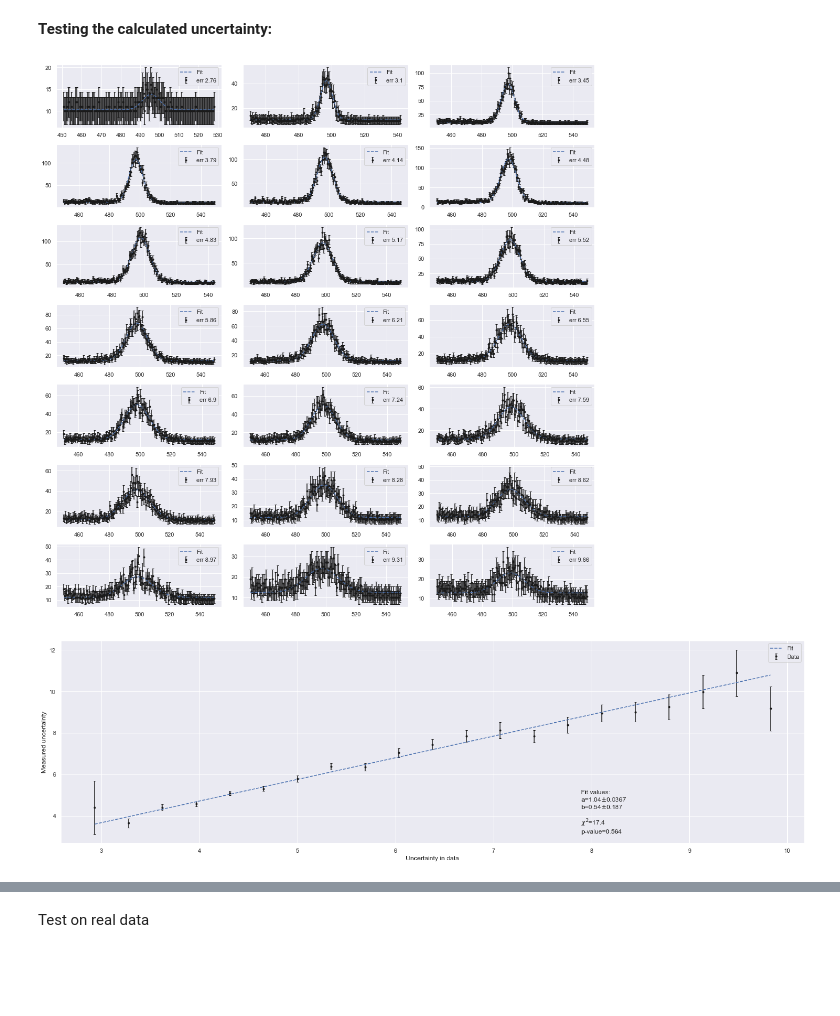
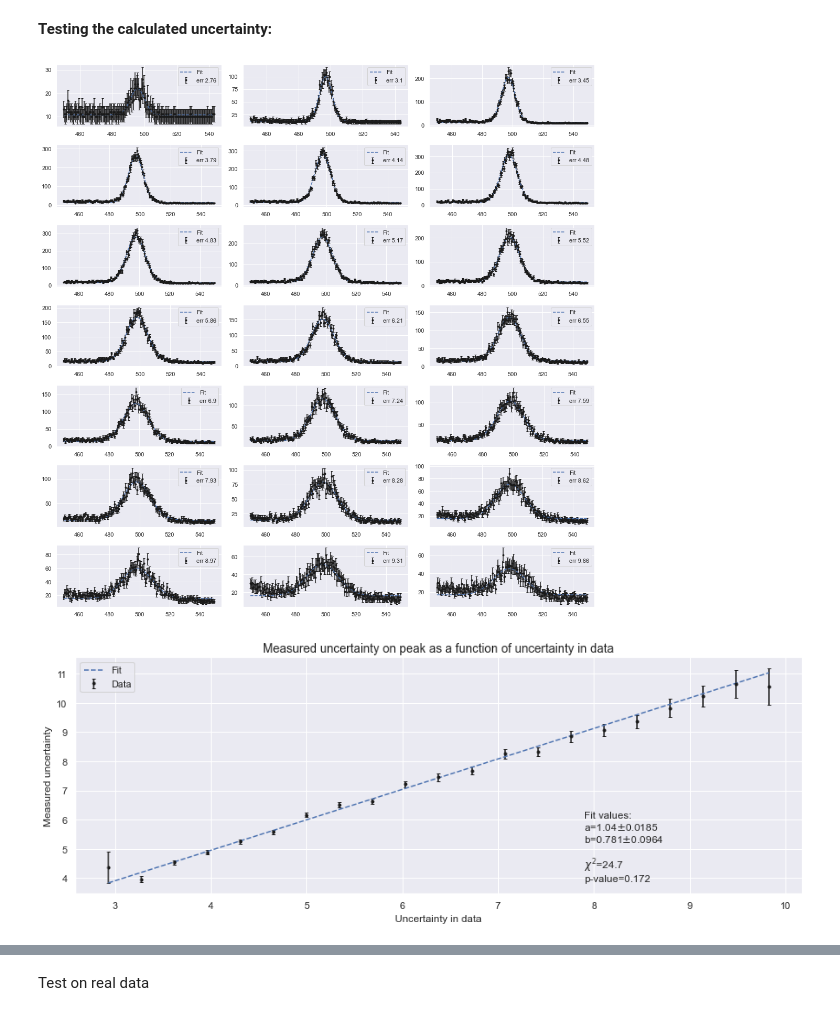
Before and after one commit to JakobSchauser/Blok1Troels, a Jupyter notebook: Keras-, XGboost and UMAPtest.ipynb, the cells around one changed output, grey strips where cells are left out. Saved outputs shown, nothing was run; the diff lists cells and outputs as text; code cells hidden in the pictures; blank space fills up the shorter version.

Commit message:
made covid and started plotting

```diff
--- a/Keras-, XGboost and UMAPtest.ipynb
+++ b/Keras-, XGboost and UMAPtest.ipynb
@@ -1,6 +1,7 @@
 # %%
 import numpy as np
 import matplotlib.pyplot as plt
+from mpl_toolkits import mplot3d
 import pandas as pd
 import seaborn as sns
 from tqdm import tqdm
@@ -10,20 +11,28 @@ from tensorflow import keras
 from sklearn.model_selection import train_test_split
 from sklearn.preprocessing import StandardScaler
 from sklearn.metrics import accuracy_score
+# from sklearn.model_selection import RandomizedSearchCV, GridSearchCV
 import JFuncs
 import umap
 import dill
-sns.set()
+from numpy import logical_and as npand
+import shap
+import warnings
 
-def hist(dat,bins=100):
-    plt.figure(figsize=(10,5))
-    plt.hist(dat,bins,histtype="step")
-    plt.show()
+warnings.filterwarnings('ignore')
+# sns.set()
+sns.reset_orig()
+# %matplotlib inline
+
+
+def hist(dat,bins=100,ax = None):
+    if(ax==None):
+        fig,ax = plt.subplots(figsize=(10,5))
+    ax.hist(dat,bins,histtype="step")
 def hists(dats,bins=100):
     plt.figure(figsize=(10,5))
     for d in dats:
         plt.hist(d,bins,histtype="step")
-    plt.show()
 
 def tf(d):
     return d[dat["trueKs"].astype(bool)],d[~dat["trueKs"].astype(bool)]
@@ -31,7 +40,7 @@ def tf(d):
 
 def preprocess(l):
     return (l-np.mean(l))/np.std(l)
-shap = "cosTheta v0_ks_mass pT v0_rxyErr v0_rxy v0_chi2 ntrk_pv0 eventCounter a0 a0xy pv0_y calpha v0_ks_massErr epsilon1 epsilon2 v0_ptErr v0_p v0_pz1 v0_phi2 v0_y".split(" ")
+shapval = "cosTheta v0_ks_mass pT v0_rxyErr v0_rxy v0_chi2 ntrk_pv0 eventCounter a0 a0xy pv0_y calpha v0_ks_massErr epsilon1 epsilon2 v0_ptErr v0_p v0_pz1 v0_phi2 v0_y".split(" ")
 # %%
 bigDat = True
 
@@ -41,8 +50,8 @@ if bigDat:
 
     file = uproot.open(path)
     tree = file['tree']
-    dat = tree.pandas.df(shap+["trueKs"], entrystop=dat_amount)
-#     df_all = tree.pandas.df(entrystop = dat_amount)
+    dat = tree.pandas.df(shapval+["trueKs"], entrystop=dat_amount)
+    df_all = tree.pandas.df(entrystop = dat_amount)
 else:
     path = "dataframe_v0_mc.dat"
     dat = pd.read_pickle(path)
@@ -55,4 +64,4 @@ if True:
 
     file = uproot.open(path)
     tree = file['tree']
-    truedat = tree.pandas.df(shap, entrystop=dat_amount)
+    truedat = tree.pandas.df(shapval, entrystop=dat_amount)
@@ -195,7 +291,7 @@ plt.show()
 # %% [markdown]
 **Testing the calculated uncertainty:**
 # %%
-
+sns.set()
 
 d = truedat
 # d = dat
@@ -218,38 +314,42 @@ for i in range(len(errs)-1):
     rng = np.logical_and(d['v0_ks_massErr']>errs[i],d['v0_ks_massErr']<errs[i+1])
     l = len(t[rng])
     y,x = np.histogram(t[rng],200)
     fffyyy = y
     if(l>100):
 #         print(l)
 #         xs.append(errs[i])
         bg = lambda x,a,b: x*a+b
         func = lambda x,mu,sigma,a,b: stats.norm.pdf(x,mu,sigma)*a+b
 
         x = x[:-1]
 #         mi,ax = JFuncs.chi2fit(x,y,np.sqrt(y),bg,{"a":10,"b":80},draw=False)
 #         y = y.astype(float)-bg(x,*mi.args)
         y -= np.min(y)-10
-        mi, ax = JFuncs.chi2fit(x,y,np.sqrt(y),func,{"mu":492,"sigma":errs[i],"a":100,"b":10},ax=axs[dri],draw=True,label="err {:.3}".format(errs[i]))
+        if(dri!=16):
+            mi, ax = JFuncs.chi2fit(x,y,np.sqrt(y),func,{"mu":494,"sigma":errs[i],"a":100,"b":10},ax=axs[dri],draw=True,label="err {:.3}".format(errs[i]))
+        else:
+            mi, ax = JFuncs.chi2fit(x,y,np.sqrt(y),func,{"mu":493.5,"sigma":errs[i],"a":100,"b":10},ax=axs[dri],draw=True,label="err {:.3}".format(errs[i]))
         dri+=1
         if mi.migrad_ok():
             mis.append(mi)
             xs.append((errs[i+1]+errs[i])/2)
 
 vals = [m.values["sigma"] for m in mis]
 verrs = [m.errors["sigma"] for m in mis]
 fig.tight_layout()
 plt.show()
-fig,ax = plt.subplots(figsize=(25,7))
+fig,ax = plt.subplots(figsize=(15,5))
 mi, ax = JFuncs.chi2fit(xs,vals,verrs,bg,{"a":1,"b":0},draw=True,ax=ax,text=(0.7,0.05))
+plt.title("Measured uncertainty on peak as a function of uncertainty in data",fontsize=14)
 # plt.plot(xs,vals,'.')
 
 plt.ylabel("Measured uncertainty")
 plt.xlabel("Uncertainty in data")
-
+plt.savefig("fittetuncertainty1.png")
 plt.show()
 # %% [output]
-[figure, old version]
+[figure, new version]
-[figure, old version]
+[figure, new version]
 # %%
 p1 = "cosTheta pT v0_rxyErr v0_rxy v0_chi2 ntrk_pv0 a0 a0xy pv0_y calpha".split(" ")
 
```
Also changed, not shown: parts of 9 cells of this notebook, 12 other files.
